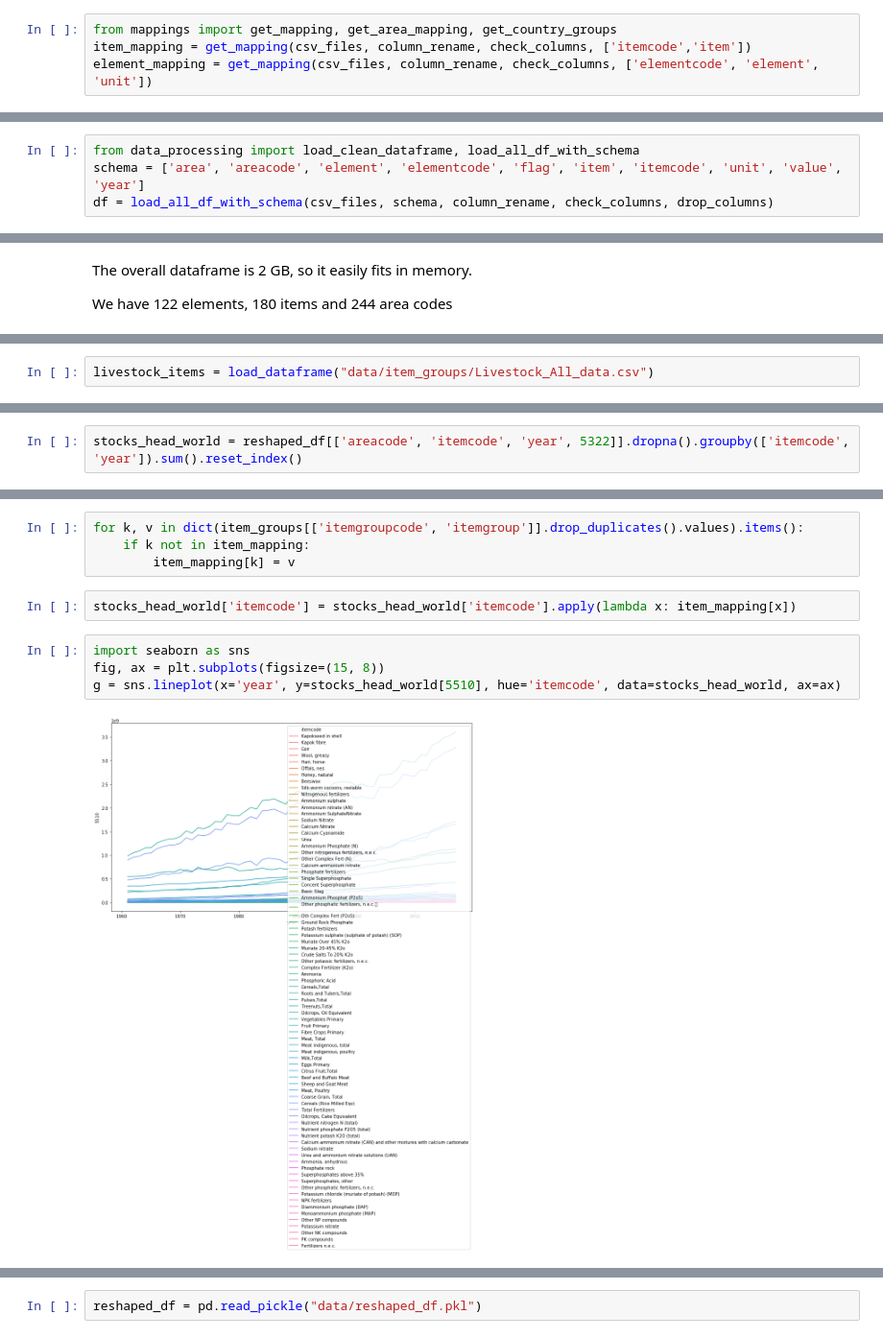
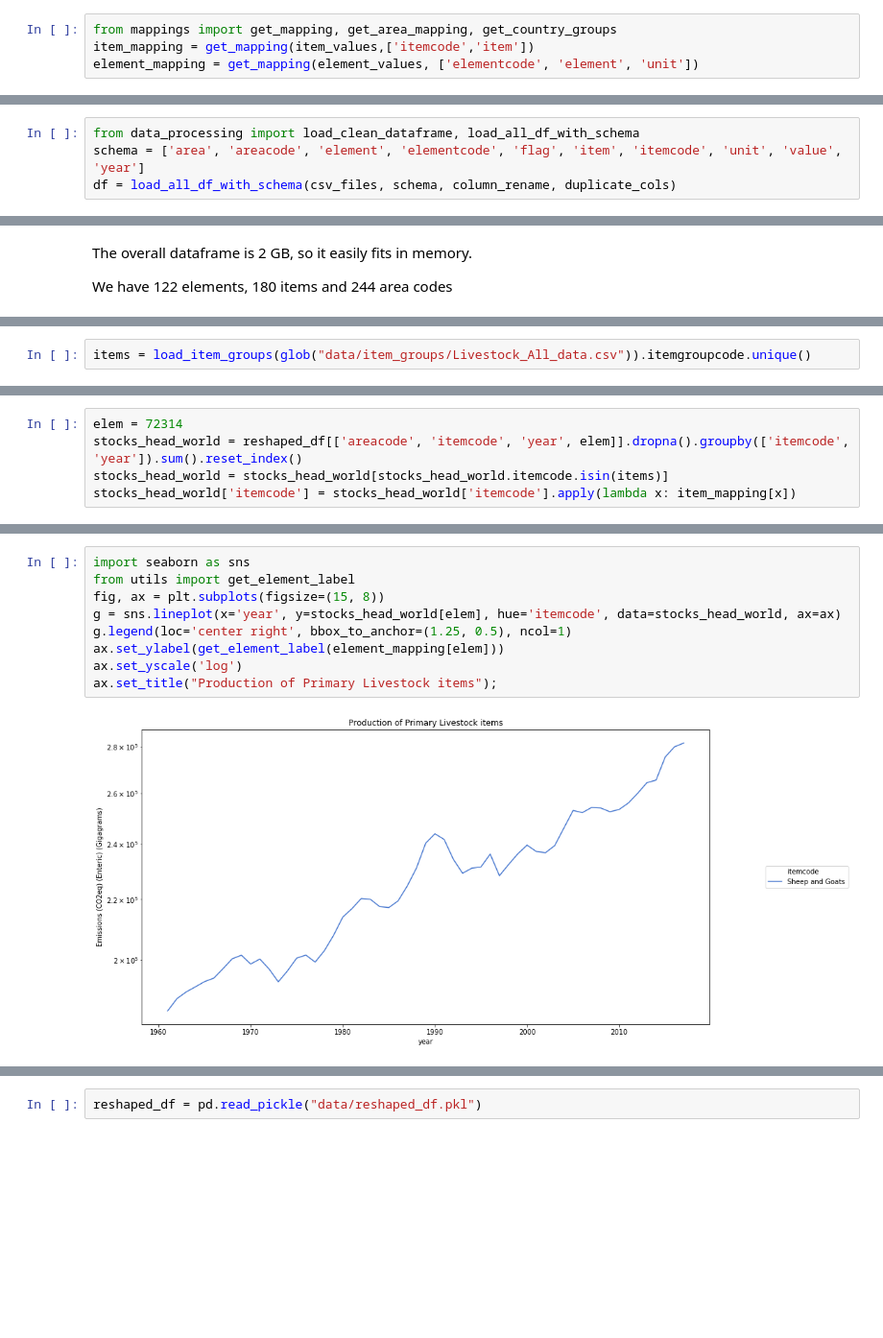
Before and after one commit to ChatPerche/ADA_Project, a Jupyter notebook: Milestone_2.ipynb, the cells around one changed output, grey strips where cells are left out. Shown at 96% size. Saved outputs shown, nothing was run; the diff lists cells and outputs as text; blank space fills up the shorter version.

```diff
--- a/Milestone_2.ipynb
+++ b/Milestone_2.ipynb
@@ -393,6 +344,6 @@ Now we need to get the mappings for :
 - `areacode` -> `area` (unique in both ways)
 # %%
 from mappings import get_mapping, get_area_mapping, get_country_groups
-item_mapping = get_mapping(csv_files, column_rename, check_columns, ['itemcode','item'])
-element_mapping = get_mapping(csv_files, column_rename, check_columns, ['elementcode', 'element', 'unit'])
+item_mapping = get_mapping(item_values,['itemcode','item'])
+element_mapping = get_mapping(element_values, ['elementcode', 'element', 'unit'])
 # %%
@@ -415,5 +365,5 @@ Before reshaping, we know that 41 csv files have the same schema. Thus, it would
 # %%
 from data_processing import load_clean_dataframe, load_all_df_with_schema
 schema = ['area', 'areacode', 'element', 'elementcode', 'flag', 'item', 'itemcode', 'unit', 'value', 'year']
-df = load_all_df_with_schema(csv_files, schema, column_rename, check_columns, drop_columns)
+df = load_all_df_with_schema(csv_files, schema, column_rename, duplicate_cols)
 # %% [output]
@@ -648,2 +599,2 @@ Now that the data has been reshaped, we will start studying the different time s
 # %%
-livestock_items = load_dataframe("data/item_groups/Livestock_All_data.csv")
+items = load_item_groups(glob("data/item_groups/Livestock_All_data.csv")).itemgroupcode.unique()
@@ -670,2 +630,5 @@ livestock_items
 # %%
-stocks_head_world = reshaped_df[['areacode', 'itemcode', 'year', 5322]].dropna().groupby(['itemcode', 'year']).sum().reset_index()
+elem = 72314
+stocks_head_world = reshaped_df[['areacode', 'itemcode', 'year', elem]].dropna().groupby(['itemcode', 'year']).sum().reset_index()
+stocks_head_world = stocks_head_world[stocks_head_world.itemcode.isin(items)]
+stocks_head_world['itemcode'] = stocks_head_world['itemcode'].apply(lambda x: item_mapping[x])
@@ -685,12 +635,11 @@ array([ 311,  778,  813,  987, 1100, 1167, 1182, 1183, 1185, 1360, 1361,
-# %%
-for k, v in dict(item_groups[['itemgroupcode', 'itemgroup']].drop_duplicates().values).items():
-    if k not in item_mapping:
-        item_mapping[k] = v
-# %%
-stocks_head_world['itemcode'] = stocks_head_world['itemcode'].apply(lambda x: item_mapping[x])
 # %%
 import seaborn as sns
+from utils import get_element_label
 fig, ax = plt.subplots(figsize=(15, 8))
-g = sns.lineplot(x='year', y=stocks_head_world[5510], hue='itemcode', data=stocks_head_world, ax=ax)
+g = sns.lineplot(x='year', y=stocks_head_world[elem], hue='itemcode', data=stocks_head_world, ax=ax)
+g.legend(loc='center right', bbox_to_anchor=(1.25, 0.5), ncol=1)
+ax.set_ylabel(get_element_label(element_mapping[elem]))
+ax.set_yscale('log')
+ax.set_title("Production of Primary Livestock items");
 # %% [output]
-[figure, old version]
+[figure, new version]
```
Also changed, not shown: parts of 59 cells of this notebook, 6 other files.
